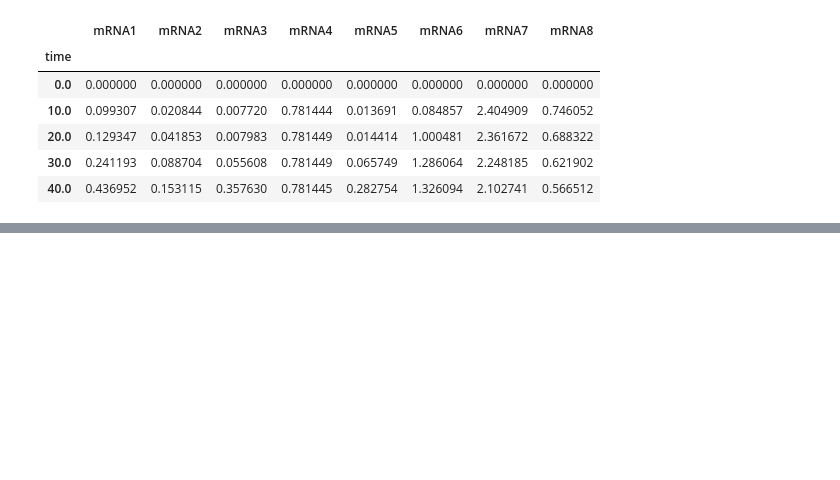
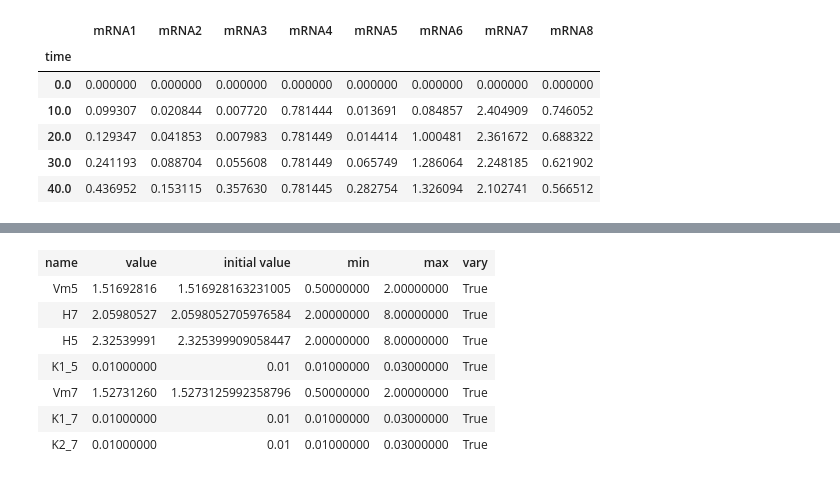
Before and after one commit to ModelEngineering/advancing-biomedical-models, a Jupyter notebook: lectures/lecture_17/lecture_17_Generating_Models.ipynb, the cells around one changed output, grey strips where cells are left out. Cells and saved outputs as stored; diff of their text form; code cells hidden in the pictures; blank space fills up the shorter version.

```diff
--- a/lectures/lecture_17/lecture_17_Generating_Models.ipynb
+++ b/lectures/lecture_17/lecture_17_Generating_Models.ipynb
@@ -199,0 +183,11 @@ new_parameters = mg.runExperiment(df_rnaseq, network.model, network.new_paramete
+# %%
+parameters1
+# %% [output]
+| name | value | initial value | min | max | vary |
+| Vm5 | 1.51692816 | 1.516928163231005 | 0.50000000 | 2.00000000 | True |
+| H7 | 2.05980527 | 2.0598052705976584 | 2.00000000 | 8.00000000 | True |
+| H5 | 2.32539991 | 2.325399909058447 | 2.00000000 | 8.00000000 | True |
+| K1_5 | 0.01000000 | 0.01 | 0.01000000 | 0.03000000 | True |
+| Vm7 | 1.52731260 | 1.5273125992358796 | 0.50000000 | 2.00000000 | True |
+| K1_7 | 0.01000000 | 0.01 | 0.01000000 | 0.03000000 | True |
+| K2_7 | 0.01000000 | 0.01 | 0.01000000 | 0.03000000 | True |
```
Also changed, not shown: parts of 15 cells of this notebook.
